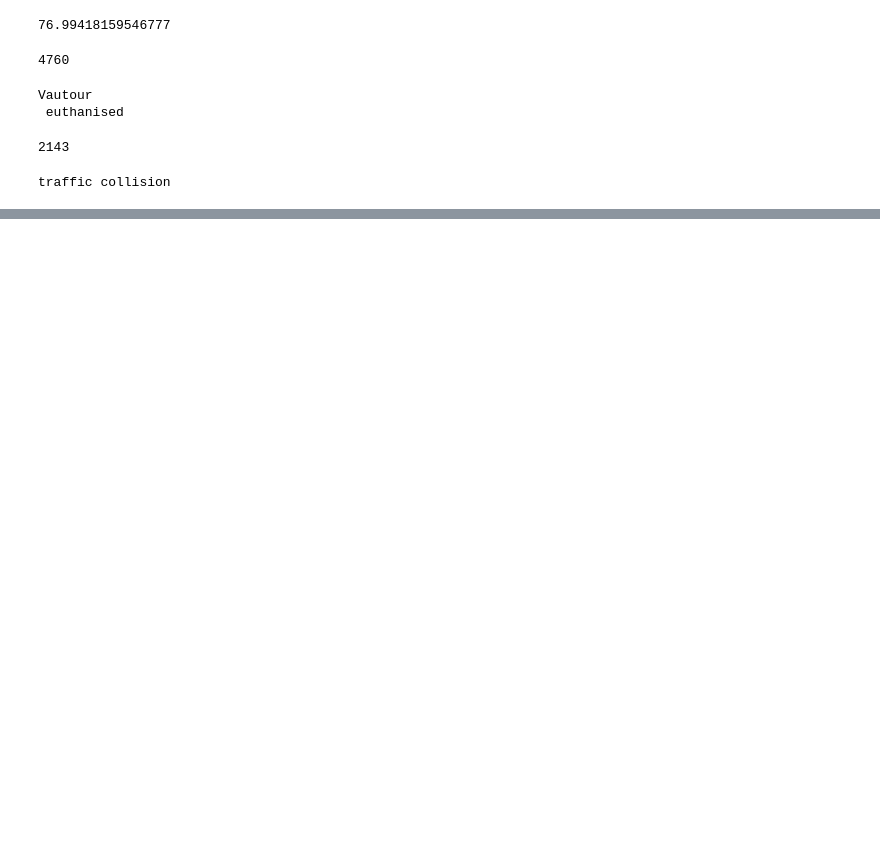
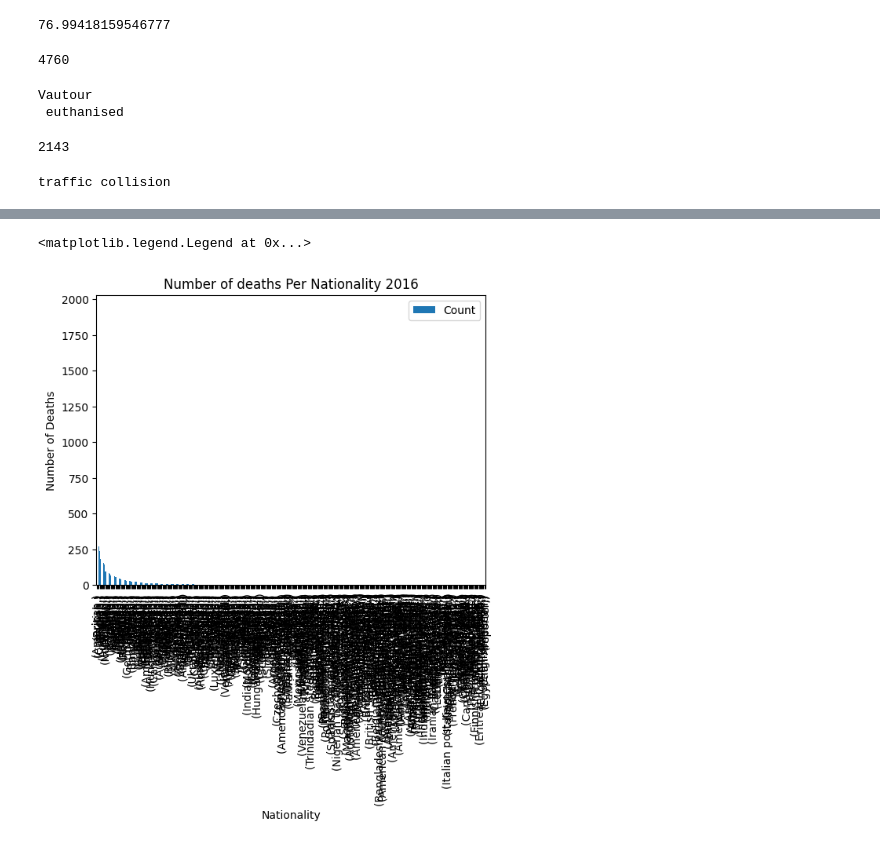
Before and after one commit to john29917958/Practices, a Jupyter notebook: python/celebrity_deaths/celebrity_deaths_2016.ipynb, the cells around one changed output, grey strips where cells are left out. Saved outputs shown, nothing was run; the diff lists cells and outputs as text; code cells hidden in the pictures; blank space fills up the shorter version.

```diff
--- a/python/celebrity_deaths/celebrity_deaths_2016.ipynb
+++ b/python/celebrity_deaths/celebrity_deaths_2016.ipynb
@@ -184,0 +163,7 @@ plt.show()
+# %%
+def get_nationality(bio):
+    return bio.strip().split(' ')[0]
+
+
+df['nationality'] = df.apply(lambda row: get_nationality(row['bio']), 1)
+df
@@ -184,0 +184,10 @@ plt.show()
+# %%
+num_deaths_per_nationality = df.value_counts(['nationality'])
+ax = num_deaths_per_nationality.plot(
+    x='nationality', y=1, kind='bar', title='Number of deaths Per Nationality 2016')
+ax.set_xlabel('Nationality')
+ax.set_ylabel('Number of Deaths')
+ax.legend(['Count'])
+# %% [output]
+<matplotlib.legend.Legend at 0x...>
+[figure, added]
```
Also changed, not shown: parts of 6 cells of this notebook.
